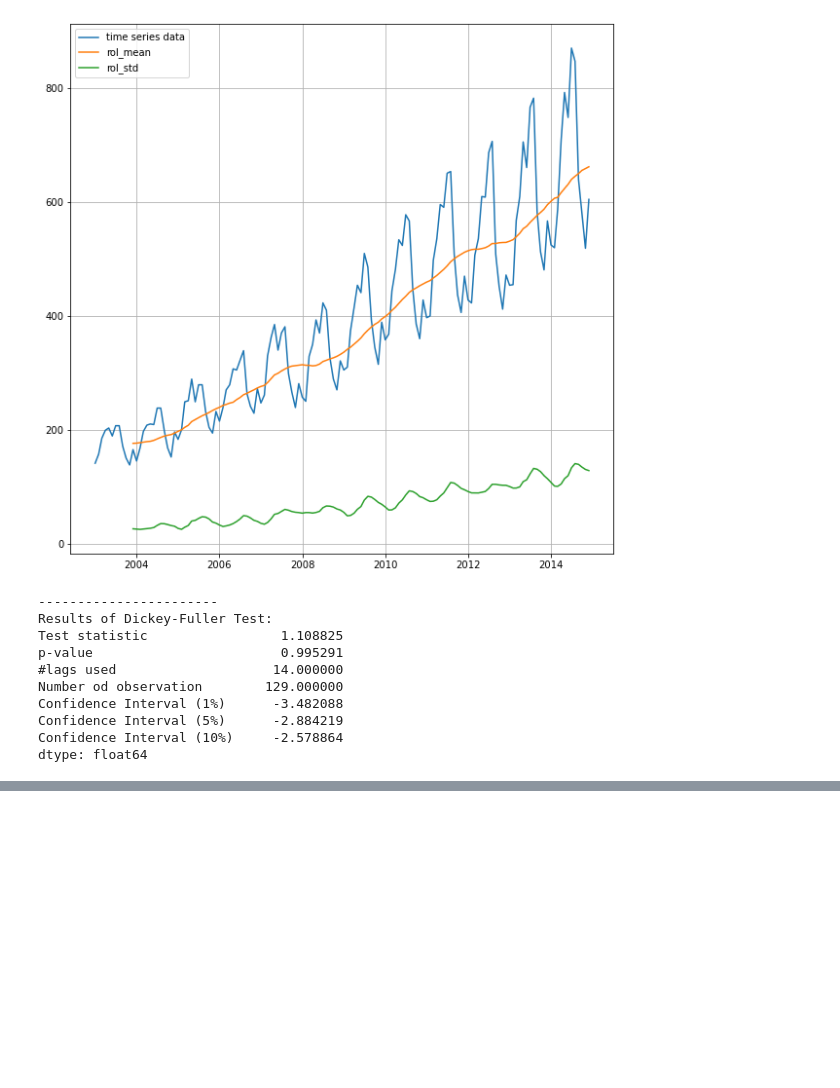
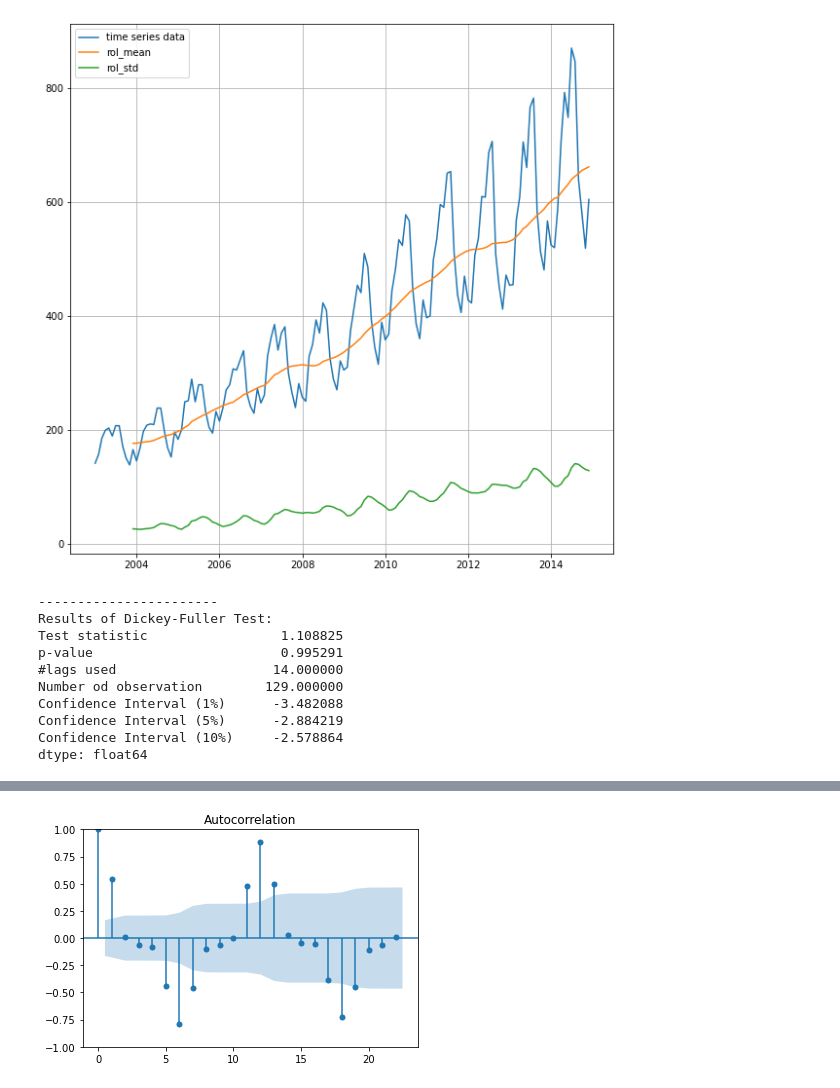
Before and after one commit to FazlullahBokhari/AI.workspace, a Jupyter notebook: Time Series.ipynb, the cells around one changed output, grey strips where cells are left out. Drawn from its saved outputs; the diff is of its cells as text; code cells hidden in the pictures; blank space fills up the shorter version.

```diff
--- a/Time Series.ipynb
+++ b/Time Series.ipynb
@@ -651,0 +661,4 @@ dtype: float64
+# %%
+smt.graphics.plot_acf(log_diff_data2);
+# %% [output]
+[figure, added]
```
Also changed, not shown: parts of 19 cells of this notebook.
